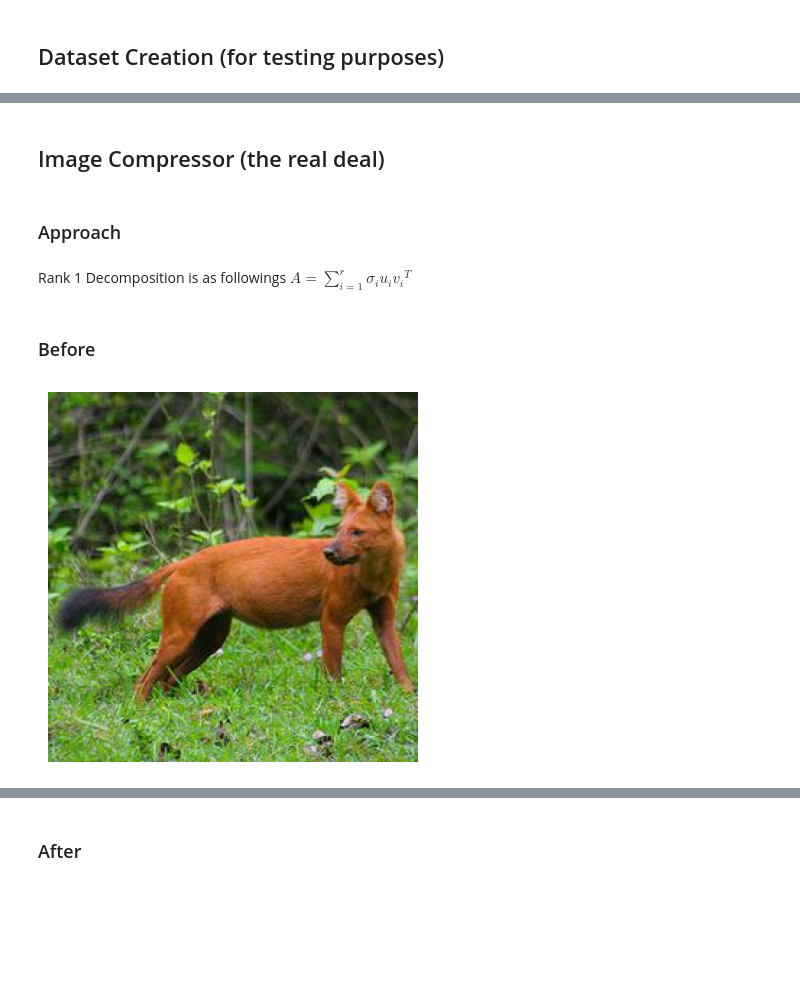
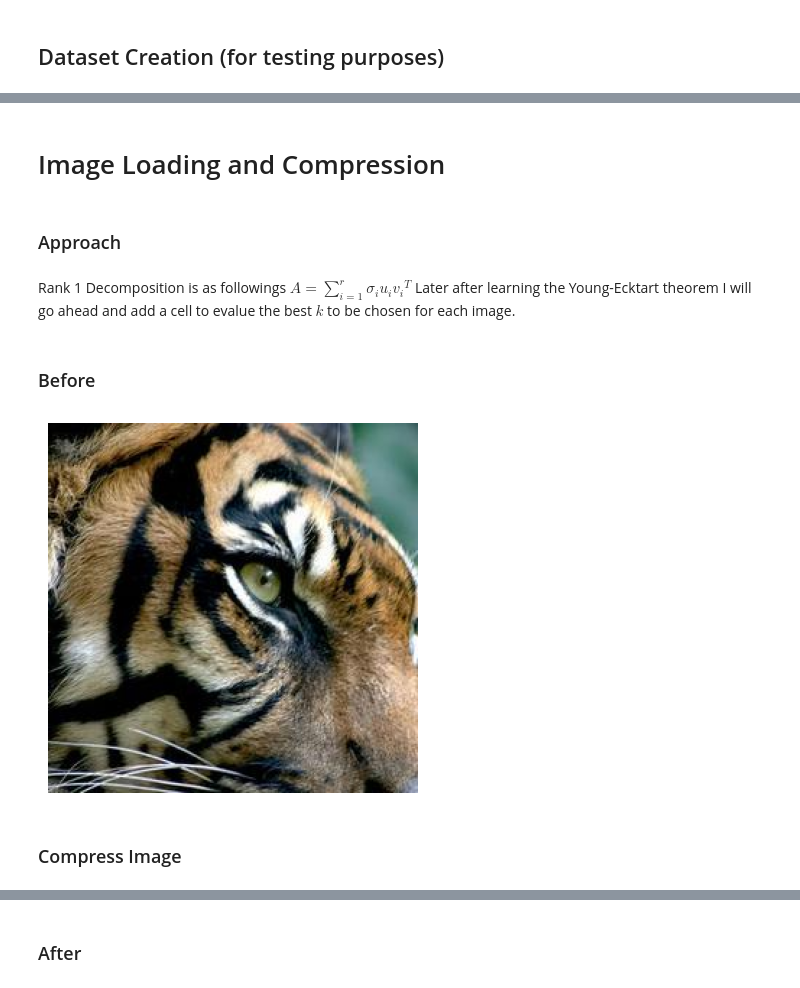
Before and after one commit to Jupiterian/ML-Learning-Portfolio, a Jupyter notebook: Linear Algebra/SVD_Image_Compressor.ipynb, the cells around one changed output, grey strips where cells are left out. Saved outputs shown, nothing was run; the diff lists cells and outputs as text; code cells hidden in the pictures; blank space fills up the shorter version.

```diff
--- a/Linear Algebra/SVD_Image_Compressor.ipynb
+++ b/Linear Algebra/SVD_Image_Compressor.ipynb
@@ -21,19 +22,22 @@ Using Colab cache for faster access to the 'imagenet-256' dataset.
-# %% [markdown]
-## Image Compressor (the real deal)
+# %% [markdown]
+# Image Loading and Compression
 # %% [markdown]
 ### Approach
 # %% [markdown]
 Rank 1 Decomposition is as followings
 $A = \sum_{i=1}^{r} \sigma_i u_i {v_i}^T$
+Later after learning the Young-Ecktart theorem I will go ahead and add a cell to evalue the best $k$ to be chosen for each image.
 # %% [markdown]
 ### Before
 # %%
 # load image
-item = "dhole" # you can select any item here
-path = f"/kaggle/input/imagenet-256/{item}"
-img = Image.open(f"{path}/239.jpg") # you can select any image number here
+item = "tiger" # you can select any item here
+path = f"/root/.cache/kagglehub/datasets/dimensi0n/imagenet-256/versions/1/{item}"
+img = Image.open(f"{path}/032.jpg") # you can select any image number here
 plt.imshow(img)
 plt.axis("off")
 plt.show()
 # %% [output]
-[figure, old version]
+[figure, new version]
+# %% [markdown]
+### Compress Image
```
Also changed, not shown: parts of 9 cells of this notebook.
